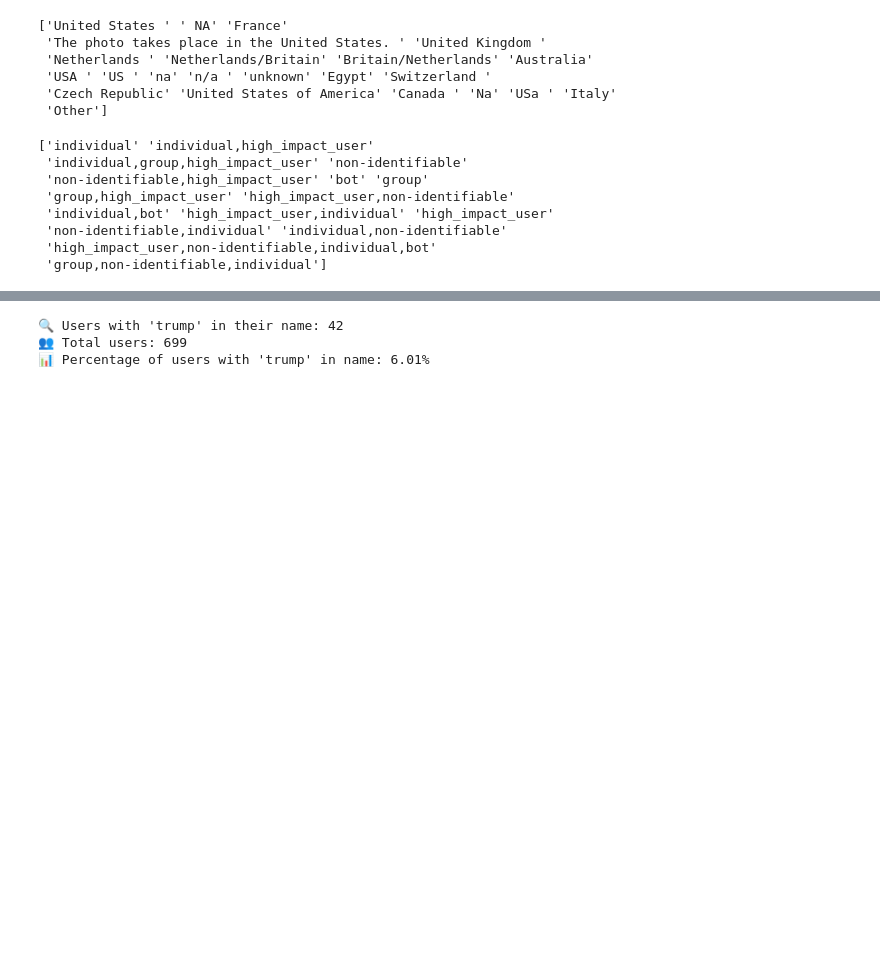
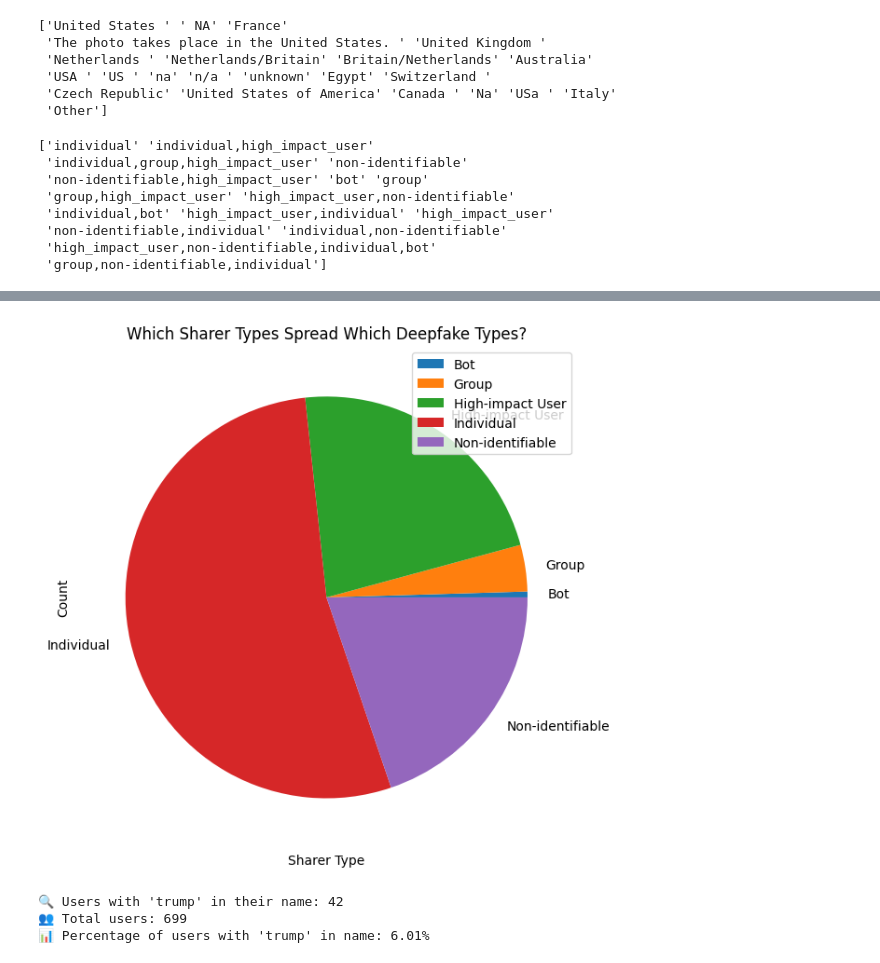
Before and after one commit to yasminek-g/DH-500, a Jupyter notebook: code/analysis/3 - dissemination/dissemination_patterns.ipynb, the cells around one changed output, grey strips where cells are left out. Drawn from its saved outputs; the diff is of its cells as text; code cells hidden in the pictures; blank space fills up the shorter version.

```diff
--- a/code/analysis/3 - dissemination/dissemination_patterns.ipynb
+++ b/code/analysis/3 - dissemination/dissemination_patterns.ipynb
@@ -475,3 +523,12 @@ plt.show()
+# %%
+# Pie chart
+pivot_table_new.plot(kind='pie', subplots=True, figsize=(14, 7))
+plt.title('Which Sharer Types Spread Which Deepfake Types?')
+plt.xlabel('Sharer Type')
+plt.ylabel('Count')
+plt.show()
+# %% [output]
+[figure, added]
 # %%
 # contains trump
 # %%
```
Also changed, not shown: parts of 8 cells of this notebook.
